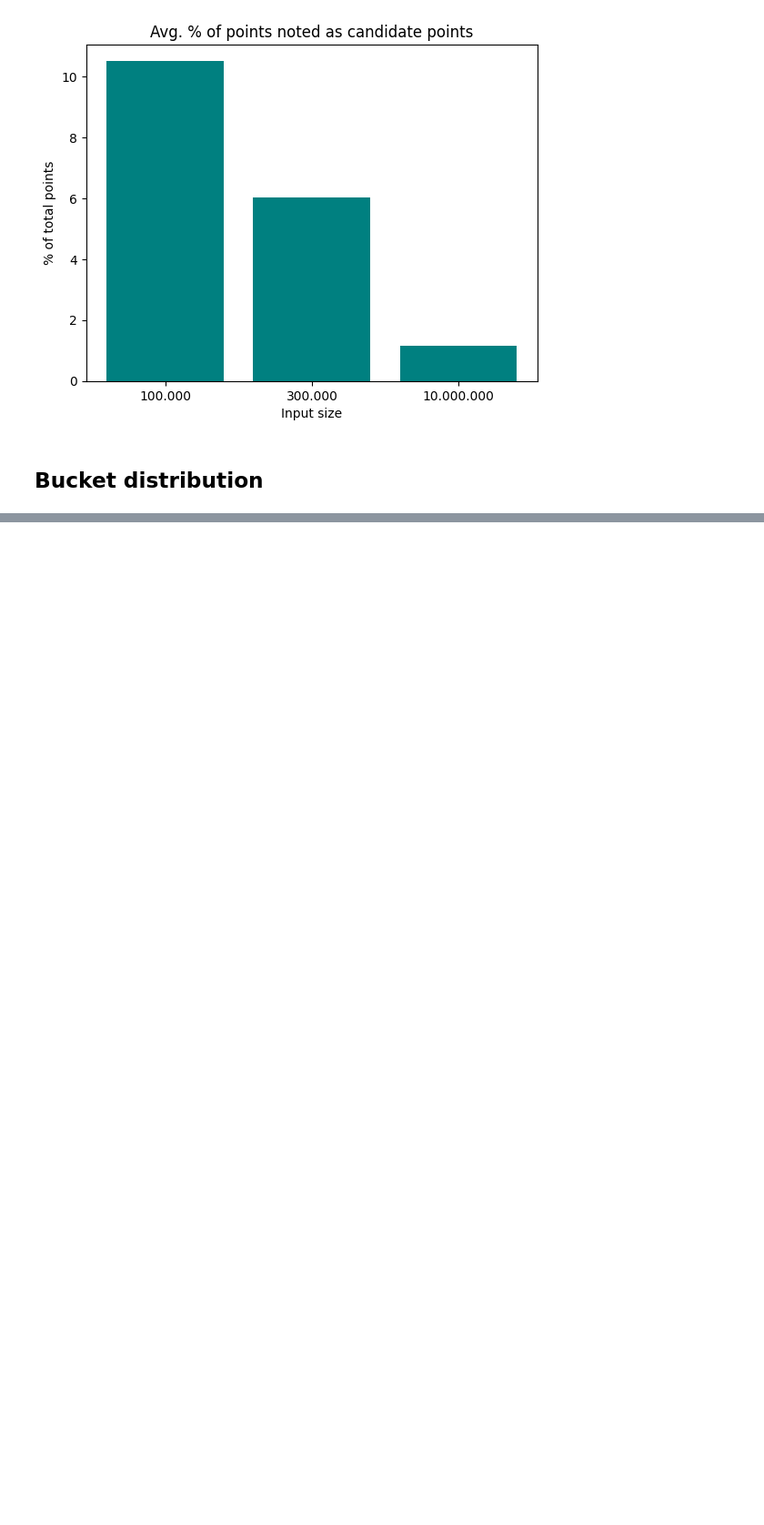
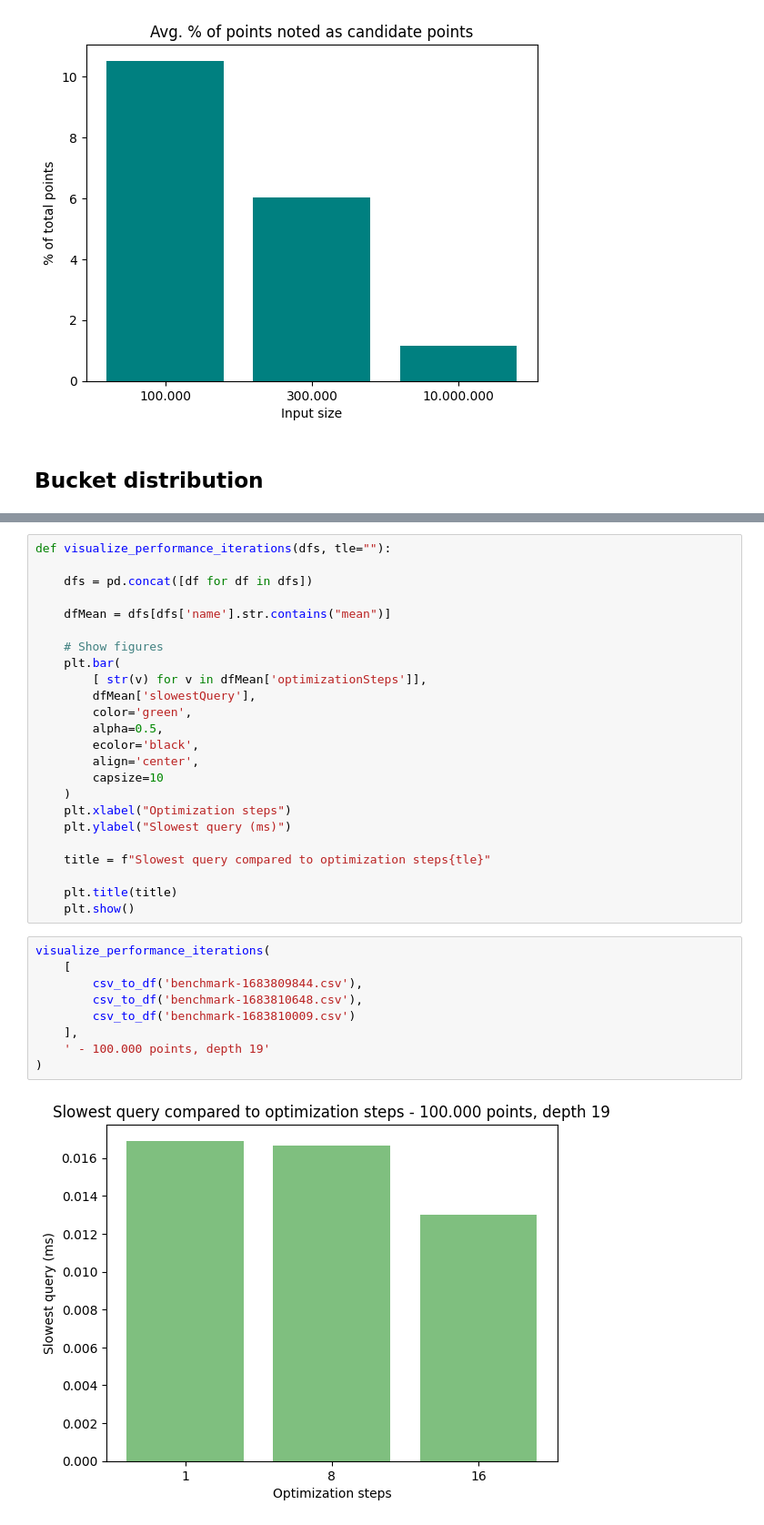
Before and after one commit to flopper123/swann, a Jupyter notebook: notebooks/notebooks/BenchmarkAnalysis.ipynb, the cells around one changed output, grey strips where cells are left out. Shown: that part at 91% size. Drawn from its saved outputs; the diff is of its cells as text; blank space fills up the shorter version.

```diff
--- a/notebooks/notebooks/BenchmarkAnalysis.ipynb
+++ b/notebooks/notebooks/BenchmarkAnalysis.ipynb
@@ -287,0 +277,35 @@ visualize_bucket_largest_of_total(bucket_dfs, 8)
+# %%
+def visualize_performance_iterations(dfs, tle=""):
+
+    dfs = pd.concat([df for df in dfs])
+
+    dfMean = dfs[dfs['name'].str.contains("mean")]
+
+    # Show figures
+    plt.bar(
+        [ str(v) for v in dfMean['optimizationSteps']],
+        dfMean['slowestQuery'],
+        color='green',
+        alpha=0.5,
+        ecolor='black',
+        align='center',
+        capsize=10
+    )
+    plt.xlabel("Optimization steps")
+    plt.ylabel("Slowest query (ms)")
+
+    title = f"Slowest query compared to optimization steps{tle}"
+
+    plt.title(title)
+    plt.show()
+# %%
+visualize_performance_iterations(
+    [
+        csv_to_df('benchmark-1683809844.csv'),
+        csv_to_df('benchmark-1683810648.csv'),
+        csv_to_df('benchmark-1683810009.csv')
+    ],
+    ' - 100.000 points, depth 19'
+)
+# %% [output]
+[figure, added]
```
Also changed, not shown: parts of 8 cells of this notebook.
